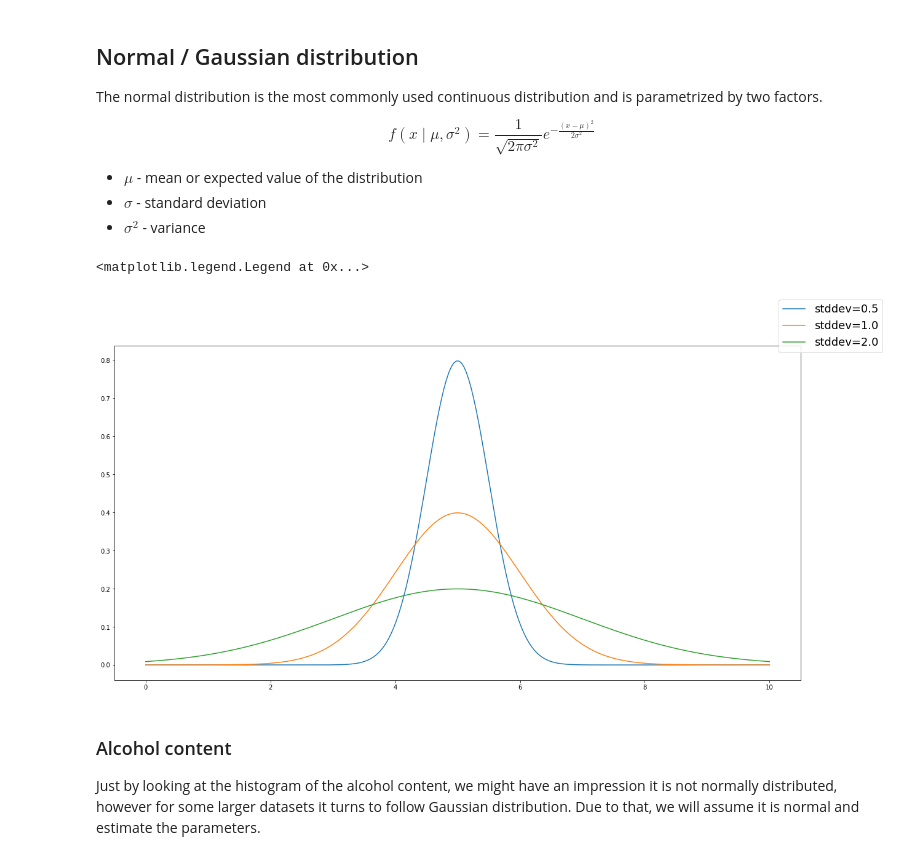
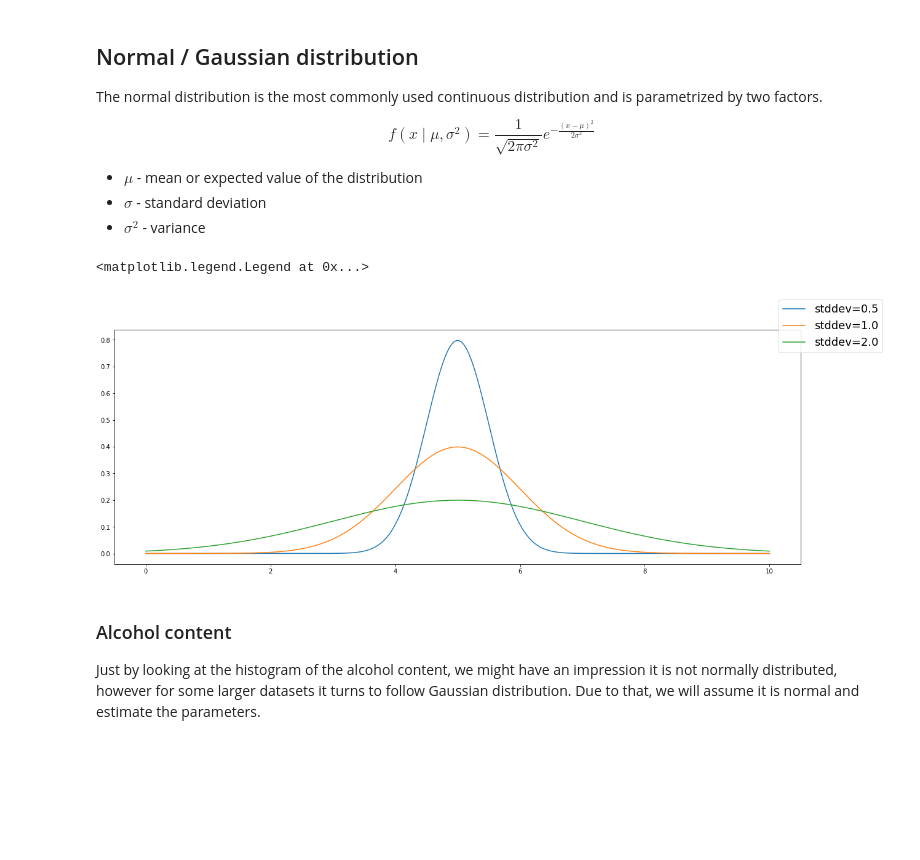
Before and after one commit to AndyB66/anomaly-detection-autoencoders, a Jupyter notebook: 01_standard_methods.ipynb, the cells around one changed output. Saved outputs shown, nothing was run; the diff lists cells and outputs as text; code cells hidden in the pictures; blank space fills up the shorter version.

```diff
--- a/01_standard_methods.ipynb
+++ b/01_standard_methods.ipynb
@@ -74,20 +75,20 @@ $$ f(x\mid \mu, \sigma^{2})={\frac{1}{\sqrt{2 \pi \sigma^{2}}}} e^{-{\frac{(x- \
 # %%
 import numpy as np
 import matplotlib.pyplot as plt
 
 from scipy.stats import norm
 
 # Show the relationship of the curve shape and variance
-fig = plt.figure(figsize=(20, 10))
+fig = plt.figure(figsize=(20, 7))
 ax = fig.add_subplot(1, 1, 1)
 x = np.linspace(0, 10, 250)
 ax.plot(x, norm.pdf(x, 5.0, 0.5), label="stddev=0.5")
 ax.plot(x, norm.pdf(x, 5.0, 1.0), label="stddev=1.0")
 ax.plot(x, norm.pdf(x, 5.0, 2.0), label="stddev=2.0")
 fig.legend(fontsize=18)
 # %% [output]
 <matplotlib.legend.Legend at 0x...>
-[figure, old version]
+[figure, new version]
 # %% [markdown]
 ### Alcohol content
 
```
Also changed, not shown: parts of 1 cell of this notebook, 5 other files.
